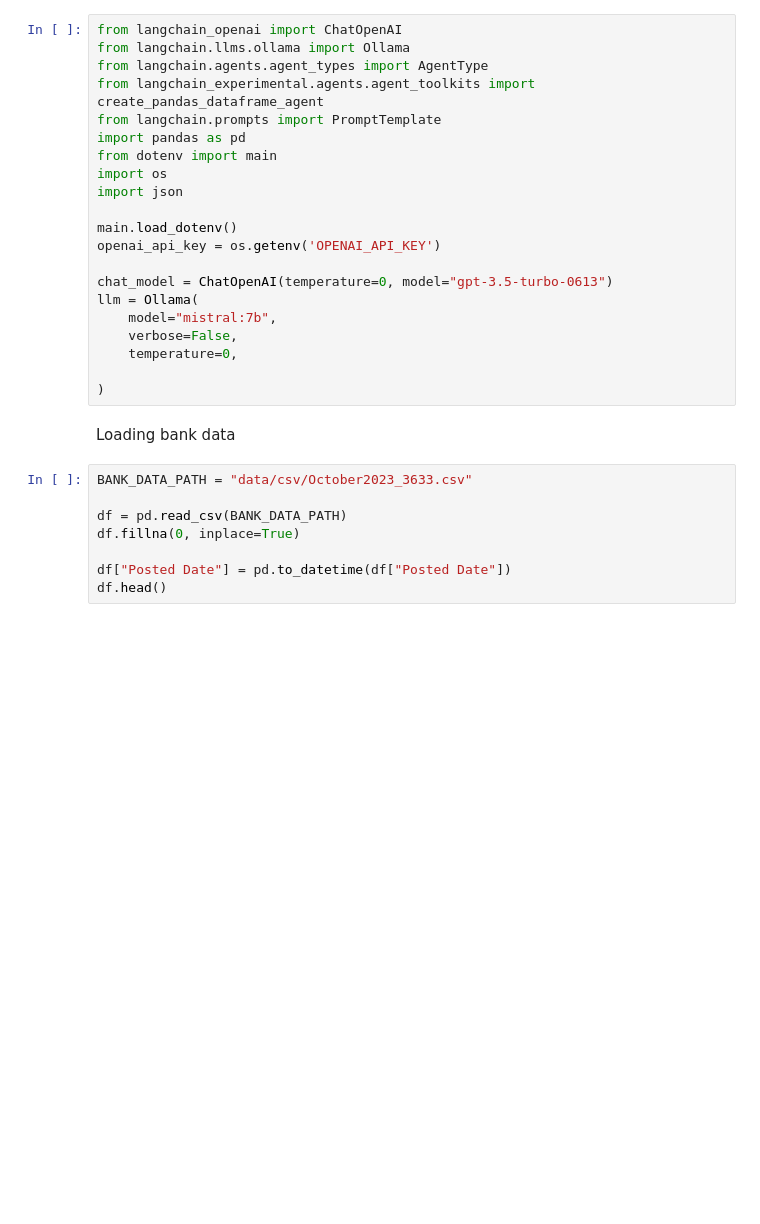
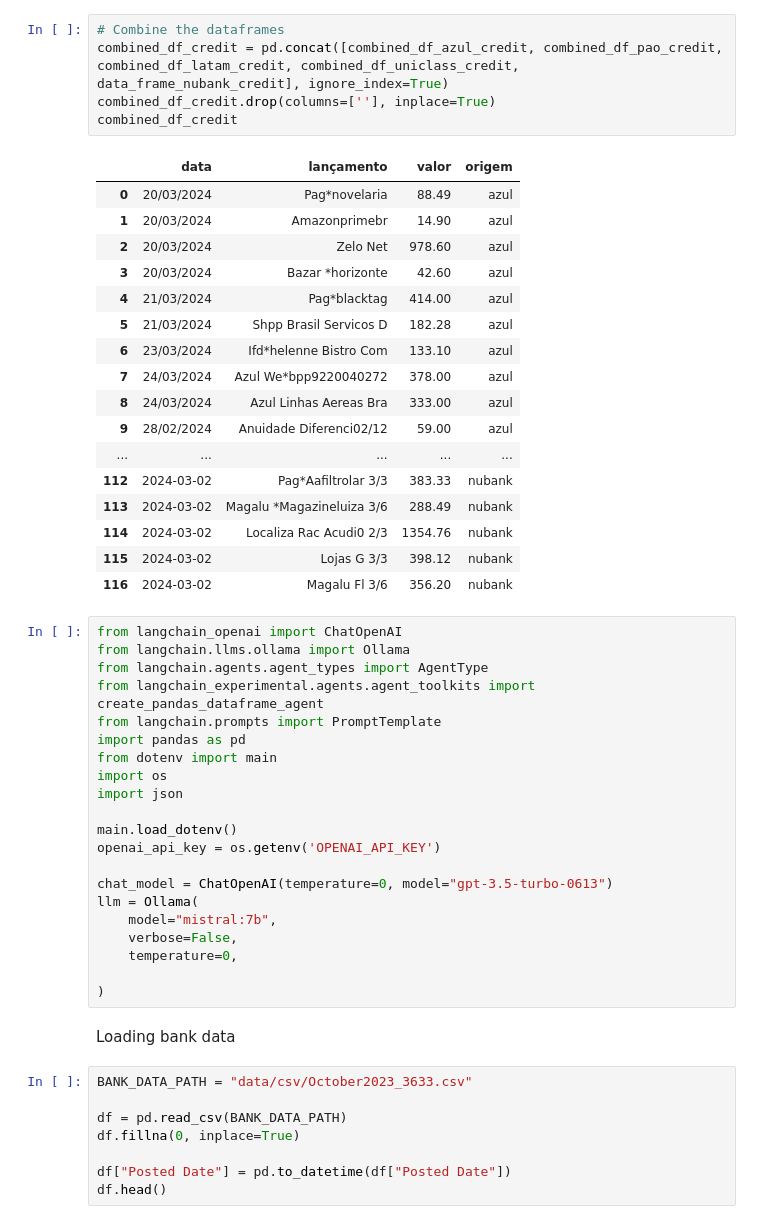
Before and after one commit to john-marcus7/BankStatementETL-main, a Jupyter notebook: credit_card_categorization_test.ipynb, the cells around one changed output. Saved outputs shown, nothing was run; the diff lists cells and outputs as text; blank space fills up the shorter version.

```diff
--- a/credit_card_categorization_test.ipynb
+++ b/credit_card_categorization_test.ipynb
@@ -5,3 +382,26 @@ Studies notebook by Lucas Antonio O. Rodrigues, phD.
+# %%
+# Combine the dataframes
+combined_df_credit = pd.concat([combined_df_azul_credit, combined_df_pao_credit, combined_df_latam_credit, combined_df_uniclass_credit, data_frame_nubank_credit], ignore_index=True)
+combined_df_credit.drop(columns=[''], inplace=True)
+combined_df_credit
+# %% [output]
+|  | data | lançamento | valor | origem |
+| 0 | 20/03/2024 | Pag*novelaria | 88.49 | azul |
+| 1 | 20/03/2024 | Amazonprimebr | 14.90 | azul |
+| 2 | 20/03/2024 | Zelo Net | 978.60 | azul |
+| 3 | 20/03/2024 | Bazar *horizonte | 42.60 | azul |
+| 4 | 21/03/2024 | Pag*blacktag | 414.00 | azul |
+| 5 | 21/03/2024 | Shpp Brasil Servicos D | 182.28 | azul |
+| 6 | 23/03/2024 | Ifd*helenne Bistro Com | 133.10 | azul |
+| 7 | 24/03/2024 | Azul We*bpp9220040272 | 378.00 | azul |
+| 8 | 24/03/2024 | Azul Linhas Aereas Bra | 333.00 | azul |
+| 9 | 28/02/2024 | Anuidade Diferenci02/12 | 59.00 | azul |
+| ... | ... | ... | ... | ... |
+| 112 | 2024-03-02 | Pag*Aafiltrolar 3/3 | 383.33 | nubank |
+| 113 | 2024-03-02 | Magalu *Magazineluiza 3/6 | 288.49 | nubank |
+| 114 | 2024-03-02 | Localiza Rac Acudi0 2/3 | 1354.76 | nubank |
+| 115 | 2024-03-02 | Lojas G 3/3 | 398.12 | nubank |
+| 116 | 2024-03-02 | Magalu Fl 3/6 | 356.20 | nubank |
 # %%
 from langchain_openai import ChatOpenAI
 from langchain.llms.ollama import Ollama
```
Also changed, not shown: parts of 13 cells of this notebook, 9 other files.
